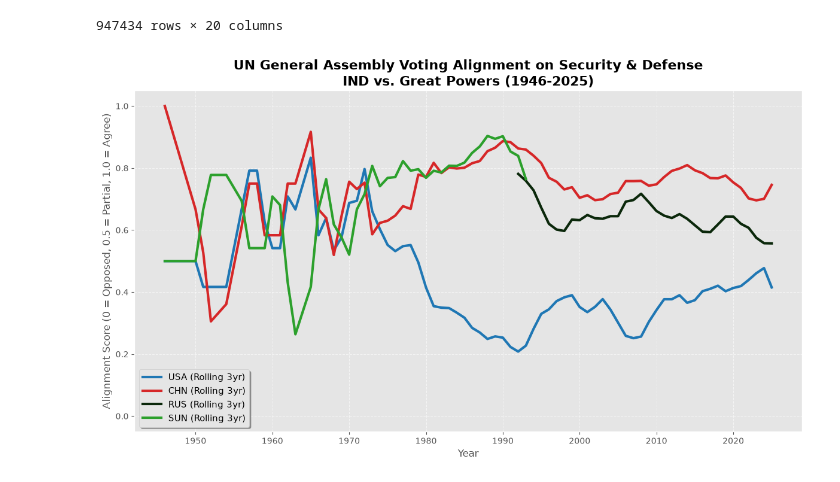
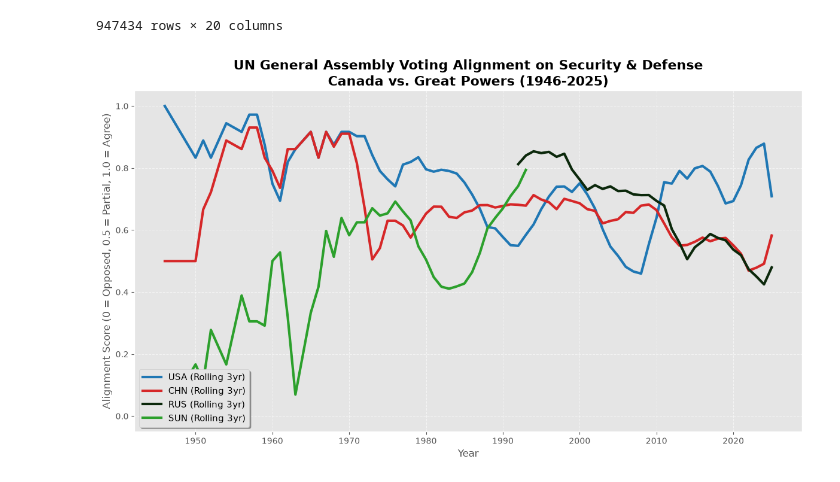
Before and after one commit to chelspirit24/UN-GA-Voting-Alignment, a Jupyter notebook: un_interactive.ipynb, the cells around one changed output. Drawn from its saved outputs; the diff is of its cells as text; code cells hidden in the pictures.

Commit message:
Interactive UN Data Plot

```diff
--- a/un_interactive.ipynb
+++ b/un_interactive.ipynb
@@ -34,6 +34,19 @@ votes = security_df[['undl_id', 'date', 'ms_code', 'ms_vote']].drop_duplicates()
 vote_pivot = votes.pivot(index=['undl_id', 'date'], columns='ms_code', values='ms_vote').reset_index()
 vote_pivot['year'] = pd.to_datetime(vote_pivot['date']).dt.year
 vote_pivot = vote_pivot.sort_values('date')
+# %%
+user_input = input("Enter a country name to analyze: ").strip().lower()
+
+unique_countries = df[['ms_name', 'ms_code']].dropna().drop_duplicates()
+
+matches = unique_countries[unique_countries['ms_name'].str.lower().str.contains(user_input, na=False)]
+
+if len(matches) == 0:
+    print(f"Could not find any country matching '{user_input}'. Try checking the spelling!")
+
+else:
+    target = matches['ms_code'].iloc[0]
+    display_name = matches['ms_name'].iloc[0].title()
 # %%
 def calculate_alignment(pivot_df, target_country, great_powers):
     results = pivot_df[['undl_id', 'date', 'year']].copy()
@@ -64,29 +76,29 @@ annual_alignment = alignment_df.groupby('year')[[f'Align_{gp}' for gp in powers]
 # %%
 window = 3
 rolling_alignment = annual_alignment.rolling(window=window, min_periods=1).mean()
 
 plt.style.use('ggplot')
 fig, ax = plt.subplots(figsize=(12, 7))
 
 colors = {'USA': '#1f77b4', 'CHN': '#d62728', 'RUS': '#0b280b', 'SUN' : '#2ca02c'}
 
 for gp in powers:
     ax.plot(rolling_alignment.index, rolling_alignment[f'Align_{gp}'],
             label=f'{gp} (Rolling {window}yr)', color=colors[gp], linewidth=3)
 
 
 min_year = annual_alignment.index.min()
 max_year = annual_alignment.index.max()
 
-ax.set_title(f"UN General Assembly Voting Alignment on Security & Defense\n{target} vs. Great Powers ({min_year}-{max_year})", fontsize=16, weight='bold')
+ax.set_title(f"UN General Assembly Voting Alignment on Security & Defense\n{display_name} vs. Great Powers ({min_year}-{max_year})", fontsize=16, weight='bold')
 ax.set_xlabel("Year", fontsize=12)
 ax.set_ylabel("Alignment Score (0 = Opposed, 0.5 = Partial, 1.0 = Agree)", fontsize=12)
 ax.set_ylim(-0.05, 1.05)
 
 ax.grid(True, which='both', linestyle='--', alpha=0.6)
 ax.legend(loc='lower left', fontsize=11, frameon=True, shadow=True)
 
 plt.tight_layout()
 plt.show()
 # %% [output]
-[figure, old version]
+[figure, new version]
```
Also changed, not shown: parts of 1 cell of this notebook.
